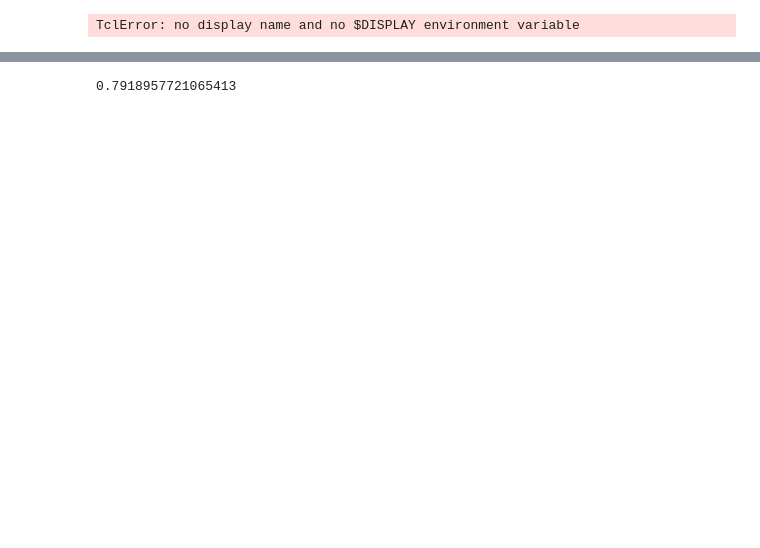
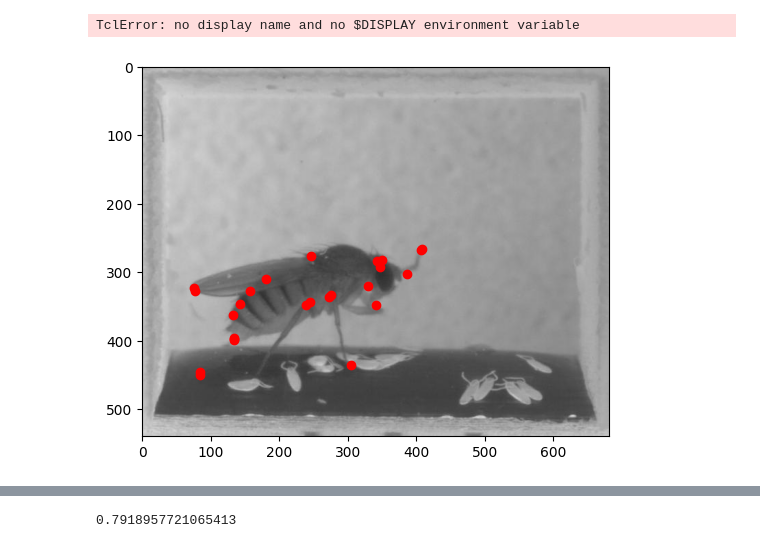
Before and after one commit to DeepLabCutAIResidency/DLC_AI2024, a Jupyter notebook: DeepLabCut-live/test.ipynb, the cells around one changed output, grey strips where cells are left out. Cells and saved outputs as stored; diff of their text form; code cells hidden in the pictures; blank space fills up the shorter version.

```diff
--- a/DeepLabCut-live/test.ipynb
+++ b/DeepLabCut-live/test.ipynb
@@ -132,0 +66,17 @@ pose.shape
+# %%
+dlc_proc = Processor()
+#Dikra
+dlc_live = DLCLive(pytorch_cfg="/media1/data/dikra/fly-kevin", processor=dlc_proc, snapshot='/media1/data/dikra/fly-kevin/snapshot-100.pt', model_type='pytorch')
+img = cv2.imread("/media1/data/dikra/fly-kevin/img022.png")
+img = torch.Tensor(img).permute(2,0,1)
+img = img.reshape(1, img.shape[0], img.shape[1], img.shape[2])
+print(img.dtype)
+
+
+# Anna
+# dlc_live = DLCLive(pytorch_cfg="/Users/annastuckert/Documents/DLC_AI_Residency/DLC_AI2024/DeepLabCut-live/Ventral_gait_model/train", processor=dlc_proc, snapshot='/Users/annastuckert/Documents/DLC_AI_Residency/DLC_AI2024/DeepLabCut-live/Ventral_gait_model/train/snapshot-263.pt')
+# dlc_live = DLCLive("/Users/annastuckert/Documents/DLC_AI_Residency/DLC_AI2024/DeepLabCut-live/exported DLC model for dlc-live/DLC_dev-single-animal_resnet_50_iteration-1_shuffle-1", processor=dlc_proc)
+# img = cv2.imread("/Users/annastuckert/Documents/DLC_AI_Residency/DLC_AI2024/DeepLabCut-live/exported DLC model for dlc-live/img049.png")
+
+pytorch_pose = dlc_live.init_inference(frame=img)
+pytorch_pose
@@ -132,0 +163,4 @@ pose.shape
+# %%
+pytorch_pose = pytorch_pose['bodypart']['poses'].detach().numpy() # pytorch
+
+onnx_pose = onnx_pose['poses'].detach().numpy() # onnx
@@ -136,3 +190,13 @@ display.set_display(im_size=(540,682,3), bodyparts=25)
 display.display_frame(img, pose)
 # %% [output]
 TclError: no display name and no $DISPLAY environment variable
+# %%
+import matplotlib.pyplot as plt
+pytorch_pose = pytorch_pose.squeeze()
+img = cv2.imread("/media1/data/dikra/fly-kevin/img022.png")
+
+plt.figure()
+plt.imshow(img)
+scatter = plt.scatter(pytorch_pose[:,0], pytorch_pose[:,1], c="red")
+# %% [output]
+[figure, added]
```
Also changed, not shown: parts of 13 cells of this notebook, 2 other files.
